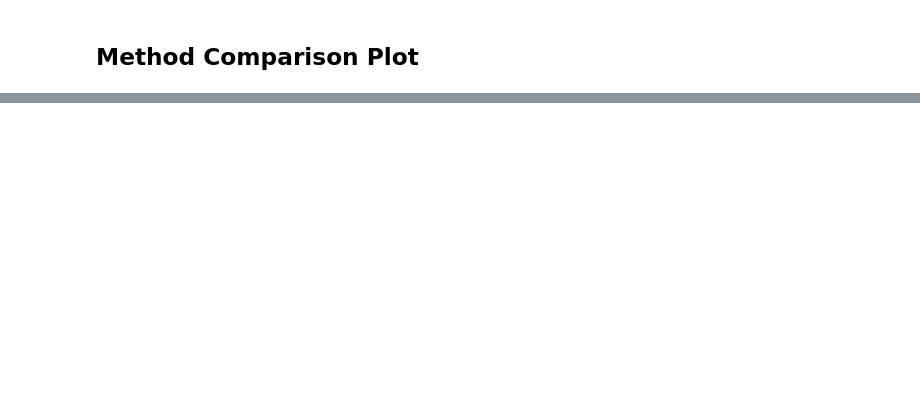
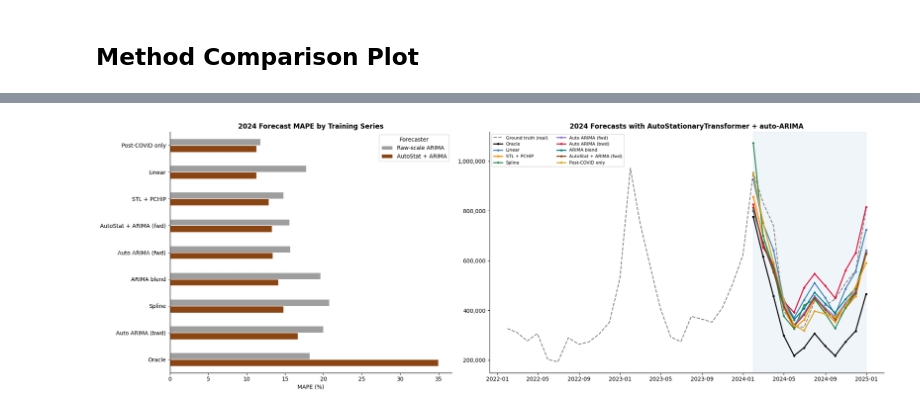
Before and after one commit to Gbrlmoraes/brazil_tourism_forecasting_benchmark, a Jupyter notebook: notebooks/4_working_with_pandemic_data.ipynb, the cells around one changed output, grey strips where cells are left out. Cells and saved outputs as stored; diff of their text form; code cells hidden in the pictures; blank space fills up the shorter version.

```diff
--- a/notebooks/4_working_with_pandemic_data.ipynb
+++ b/notebooks/4_working_with_pandemic_data.ipynb
@@ -1134,0 +1449,50 @@ Post-COVID only (no imputation)   RMSE=   102,880  MAPE= 11.78%
+# %%
+fig, axes = plt.subplots(1, 2, figsize=(20, 7), gridspec_kw={'width_ratios': [1, 1.4]})
+
+# ── left: MAPE raw vs AutoStat per training series ──────────────────────────
+mape_plot = ast_comparison[['MAPE raw ARIMA (%)', 'MAPE AutoStat+ARIMA (%)']]
+mape_plot.columns = ['Raw-scale ARIMA', 'AutoStat + ARIMA']
+mape_plot.plot(
+    kind='barh', ax=axes[0], color=['#9e9e9e', 'saddlebrown'], edgecolor='white'
+)
+axes[0].invert_yaxis()
+axes[0].set_title('2024 Forecast MAPE by Training Series', fontweight='bold')
+axes[0].set_xlabel('MAPE (%)')
+axes[0].set_ylabel('')
+axes[0].legend(title='Forecaster', frameon=True)
+sns.despine(ax=axes[0])
+
+# ── right: 2024 AutoStat forecasts vs ground truth ──────────────────────────
+context = series.loc[pd.Timestamp('2022-01-01') : FORECAST_TEST_END]
+axes[1].plot(
+    context.index,
+    context.values,
+    color='gray',
+    linestyle='--',
+    linewidth=1.6,
+    label='Ground truth (real)',
+)
+for name, fc in ast_forecasts_2024.items():
+    color, ls = forecast_styles_ext[name]
+    axes[1].plot(
+        fc.index,
+        fc.values,
+        color=color,
+        linestyle=ls,
+        linewidth=2,
+        marker='o',
+        markersize=3,
+        label=name,
+    )
+axes[1].axvspan(FORECAST_TEST_START, FORECAST_TEST_END, alpha=0.08, color='steelblue')
+axes[1].set_title(
+    '2024 Forecasts with AutoStationaryTransformer + auto-ARIMA', fontweight='bold'
+)
+axes[1].yaxis.set_major_formatter(plt.FuncFormatter(lambda x, _: f'{int(x):,}'))
+axes[1].legend(fontsize=8, ncol=2, frameon=True, loc='upper left')
+sns.despine(ax=axes[1])
+
+plt.tight_layout()
+plt.show()
+# %% [output]
+[figure, added]
```
Also changed, not shown: parts of 19 cells of this notebook.
